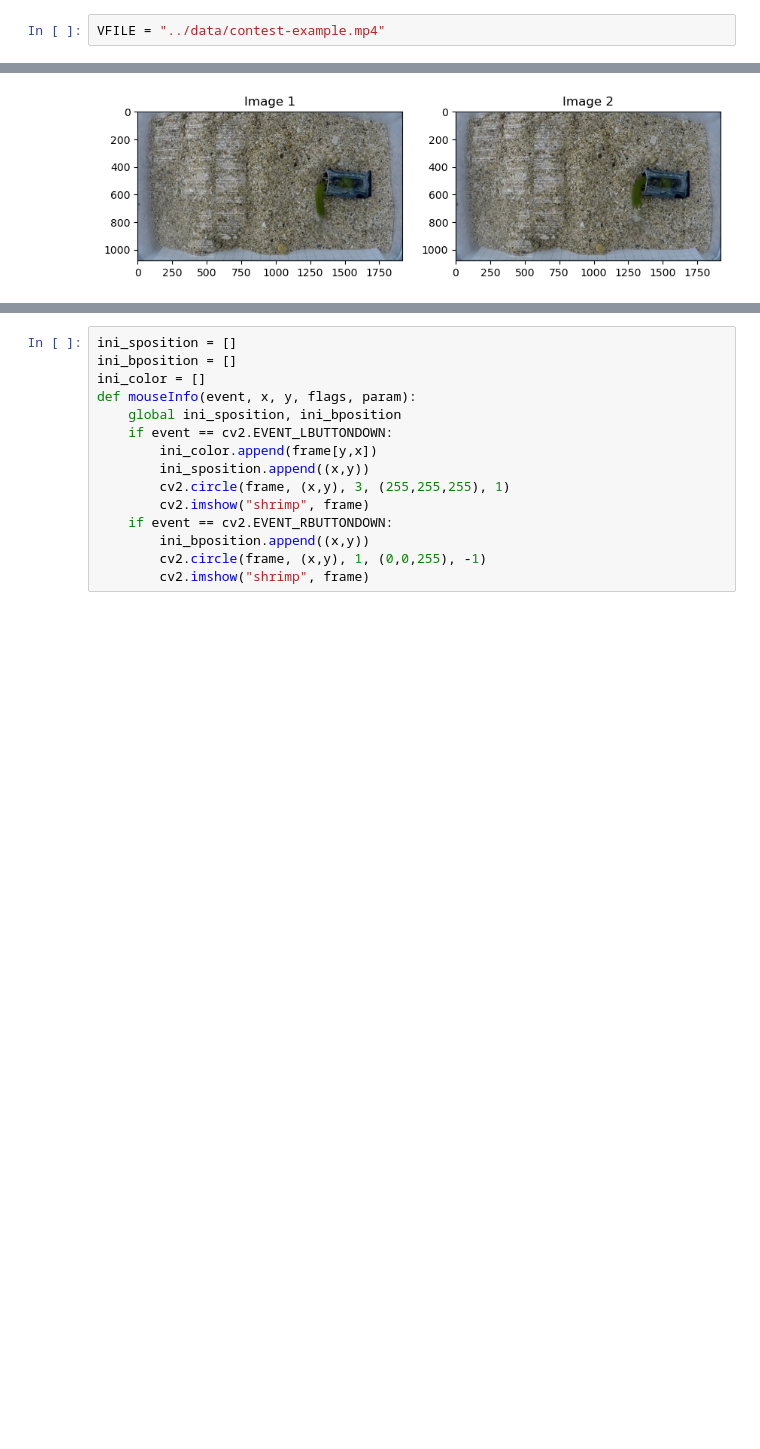
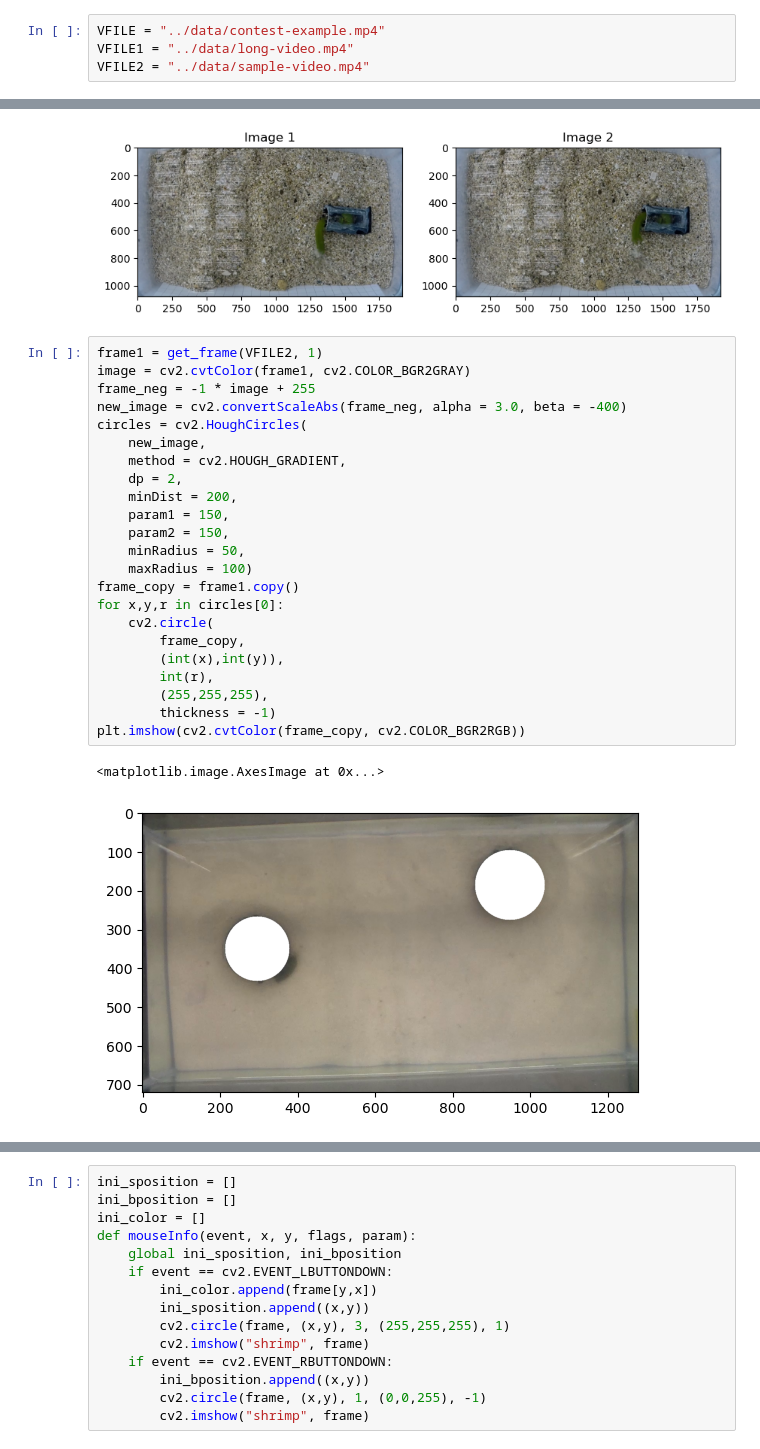
Before and after one commit to pstat197/capstone-eemb-patrick, a Jupyter notebook: scripts/Adaptive Correlation Particle Filter.ipynb, the cells around one changed output, grey strips where cells are left out. Cells and saved outputs as stored; diff of their text form; blank space fills up the shorter version.

```diff
--- a/scripts/Adaptive Correlation Particle Filter.ipynb
+++ b/scripts/Adaptive Correlation Particle Filter.ipynb
@@ -6,5 +7,7 @@ import math
 # %%
 VFILE = "../data/contest-example.mp4"
+VFILE1 = "../data/long-video.mp4"
+VFILE2 = "../data/sample-video.mp4"
 # %%
 # get the video
 def get_frames(filename):
@@ -57,3 +60,29 @@ axs[1].set_title('Image 2')
 plt.show()
 # %% [output]
 [figure]
+# %%
+frame1 = get_frame(VFILE2, 1)
+image = cv2.cvtColor(frame1, cv2.COLOR_BGR2GRAY)
+frame_neg = -1 * image + 255
+new_image = cv2.convertScaleAbs(frame_neg, alpha = 3.0, beta = -400)
+circles = cv2.HoughCircles(
+    new_image,
+    method = cv2.HOUGH_GRADIENT,
+    dp = 2,
+    minDist = 200,
+    param1 = 150,
+    param2 = 150,
+    minRadius = 50,
+    maxRadius = 100)
+frame_copy = frame1.copy()
+for x,y,r in circles[0]:
+    cv2.circle(
+        frame_copy,
+        (int(x),int(y)),
+        int(r),
+        (255,255,255),
+        thickness = -1)
+plt.imshow(cv2.cvtColor(frame_copy, cv2.COLOR_BGR2RGB))
+# %% [output]
+<matplotlib.image.AxesImage at 0x...>
+[figure, added]
```
Also changed, not shown: parts of 29 cells of this notebook.
